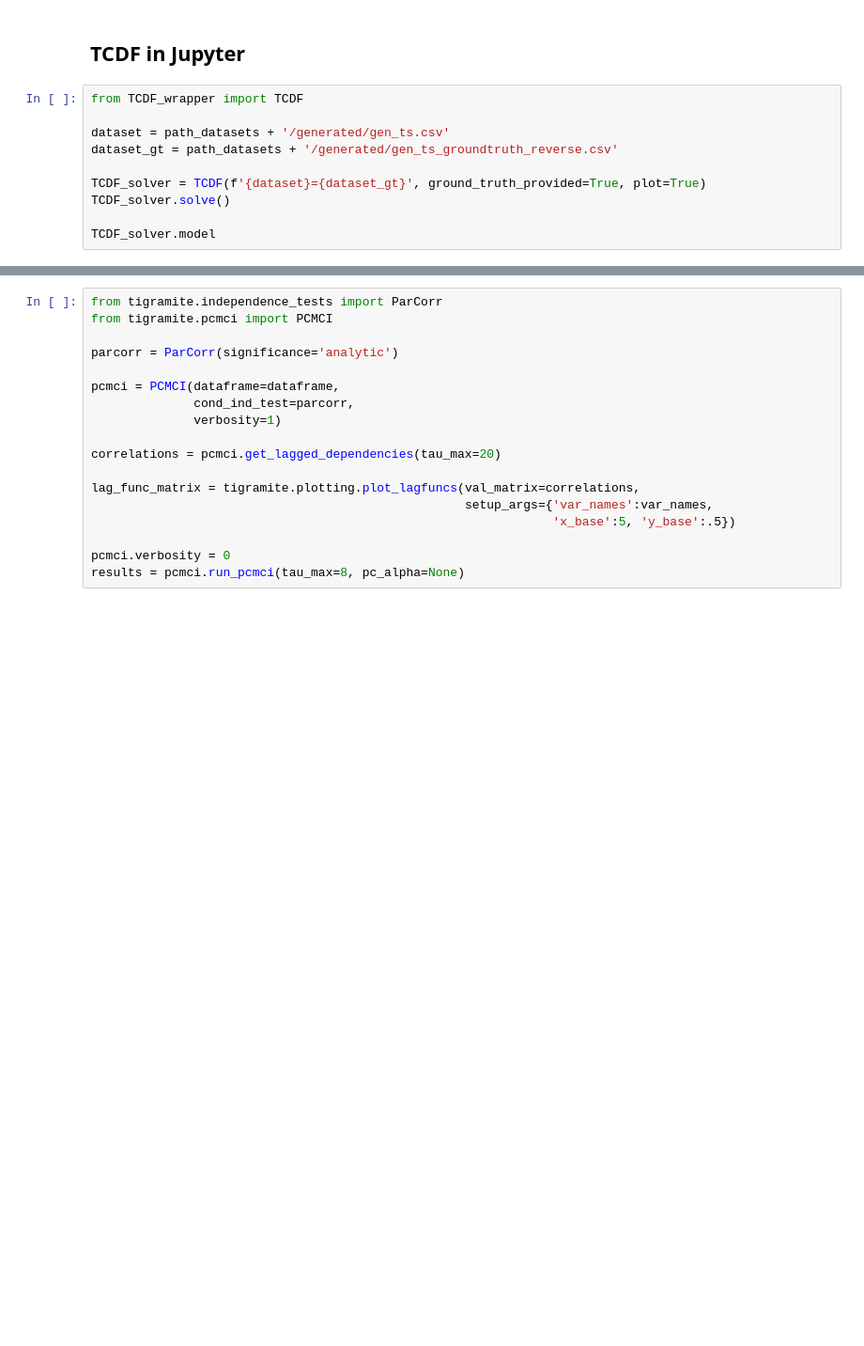
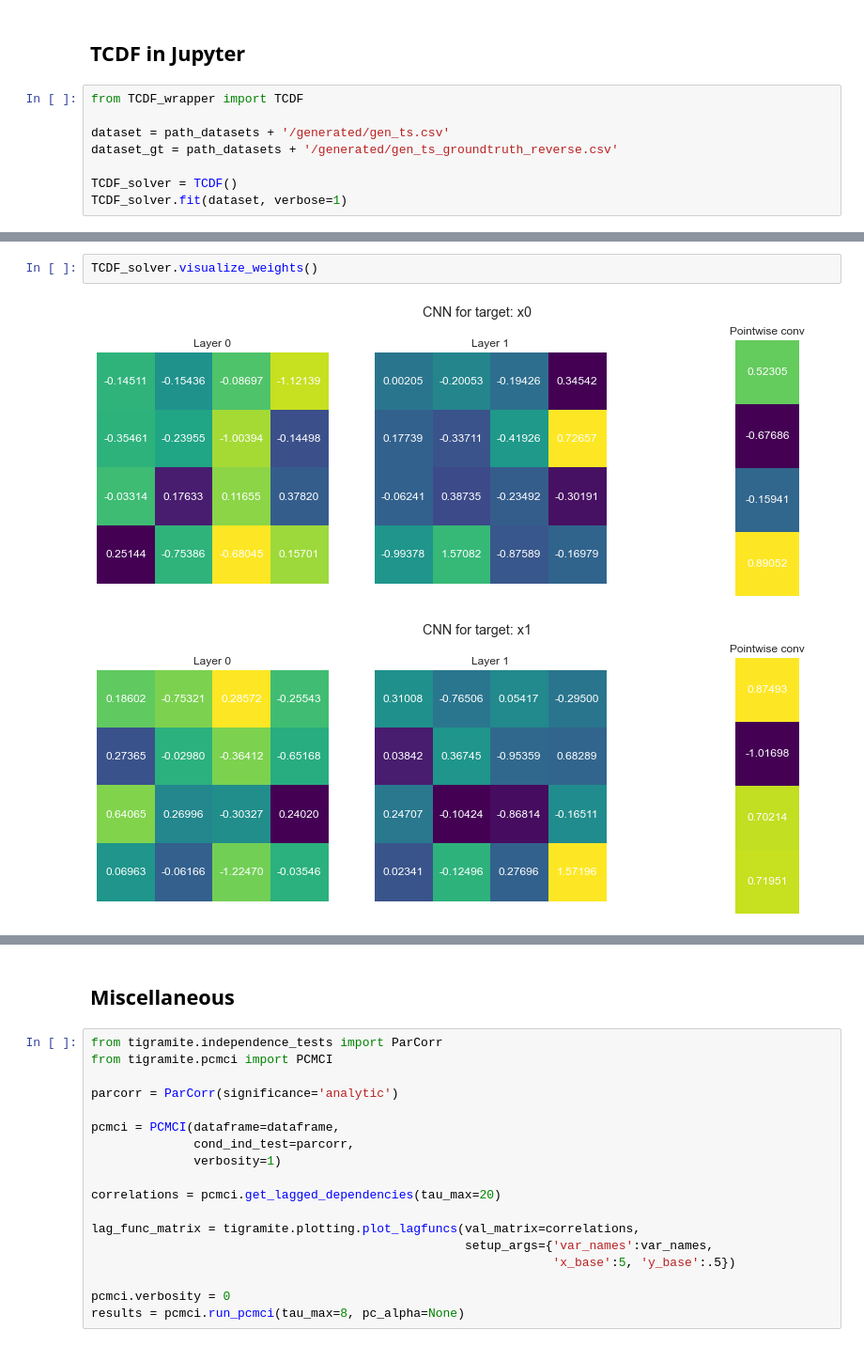
Before and after one commit to sataset/TCDF-mod, a Jupyter notebook: jupyter-notebooks/TCDF-mod-test.ipynb, the cells around one changed output, grey strips where cells are left out. Shown at 94% size. Drawn from its saved outputs; the diff is of its cells as text; blank space fills up the shorter version.

Commit message:
Merge files to simplify TCDF class

```diff
--- a/jupyter-notebooks/TCDF-mod-test.ipynb
+++ b/jupyter-notebooks/TCDF-mod-test.ipynb
@@ -152,8 +144,6 @@ from TCDF_wrapper import TCDF
 dataset = path_datasets + '/generated/gen_ts.csv'
 dataset_gt = path_datasets + '/generated/gen_ts_groundtruth_reverse.csv'
 
-TCDF_solver = TCDF(f'{dataset}={dataset_gt}', ground_truth_provided=True, plot=True)
-TCDF_solver.solve()
-
-TCDF_solver.model
+TCDF_solver = TCDF()
+TCDF_solver.fit(dataset, verbose=1)
 # %% [output]
@@ -248,0 +186,5 @@ Percentage of delays that are correctly discovered:  100.0 %
+# %%
+TCDF_solver.visualize_weights()
+# %% [output]
+[figure, added]
+[figure, added]
@@ -249,3 +193,5 @@ Percentage of delays that are correctly discovered:  100.0 %
+# %% [markdown]
+## Miscellaneous
 # %%
 from tigramite.independence_tests import ParCorr
 from tigramite.pcmci import PCMCI
```
Also changed, not shown: parts of 9 cells of this notebook, 3 other files.
